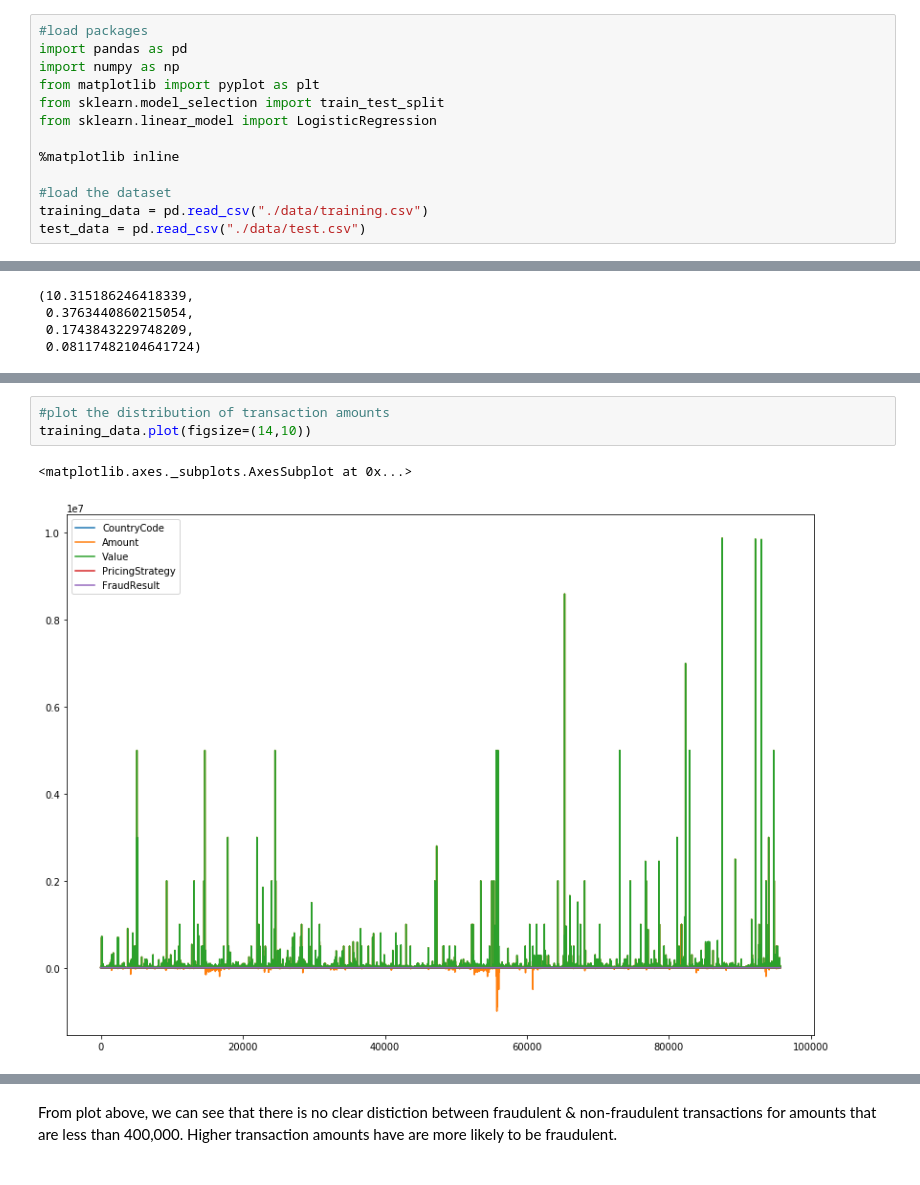
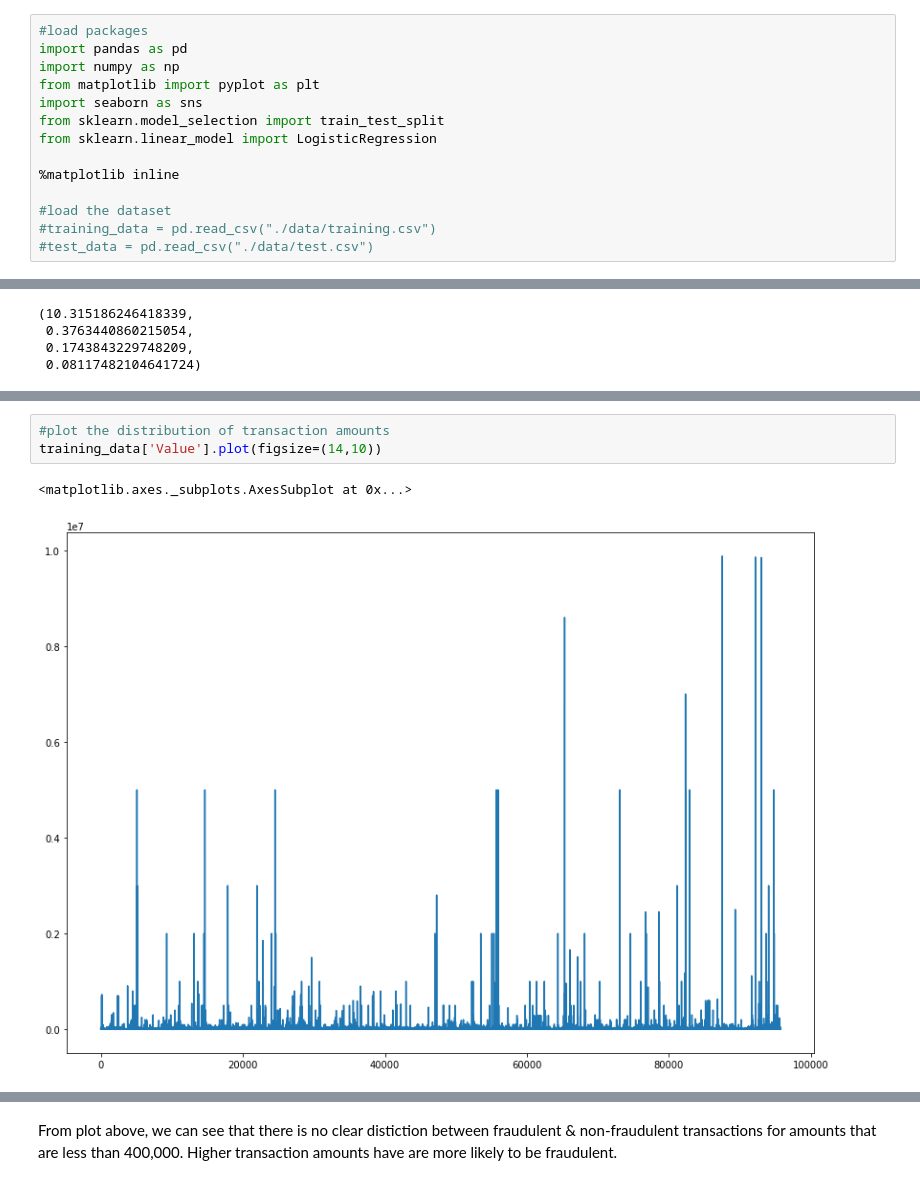
Before and after one commit to wkirui/sturdy-xente, a Jupyter notebook: Xente Fraud Detection Model.ipynb, the cells around one changed output, grey strips where cells are left out. Cells and saved outputs as stored; diff of their text form.

Commit message:
Added More Data Visualizations

```diff
--- a/Xente Fraud Detection Model.ipynb
+++ b/Xente Fraud Detection Model.ipynb
@@ -5,14 +5,15 @@
 import pandas as pd
 import numpy as np
 from matplotlib import pyplot as plt
+import seaborn as sns
 from sklearn.model_selection import train_test_split
 from sklearn.linear_model import LogisticRegression
 
 %matplotlib inline
 
 #load the dataset
-training_data = pd.read_csv("./data/training.csv")
-test_data = pd.read_csv("./data/test.csv")
+#training_data = pd.read_csv("./data/training.csv")
+#test_data = pd.read_csv("./data/test.csv")
 # %%
 #Data Exploration
 #check the data  types & any missing values
@@ -234,9 +283,9 @@ training_data.describe()
 # %%
 #plot the distribution of transaction amounts
-training_data.plot(figsize=(14,10))
+training_data['Value'].plot(figsize=(14,10))
 # %% [output]
 <matplotlib.axes._subplots.AxesSubplot at 0x...>
-[figure, old version]
+[figure, new version]
 # %%
 #plot the distribution of transaction amount &
 #whether the transaction is fraudulent or not
```
Also changed, not shown: parts of 10 cells of this notebook.
